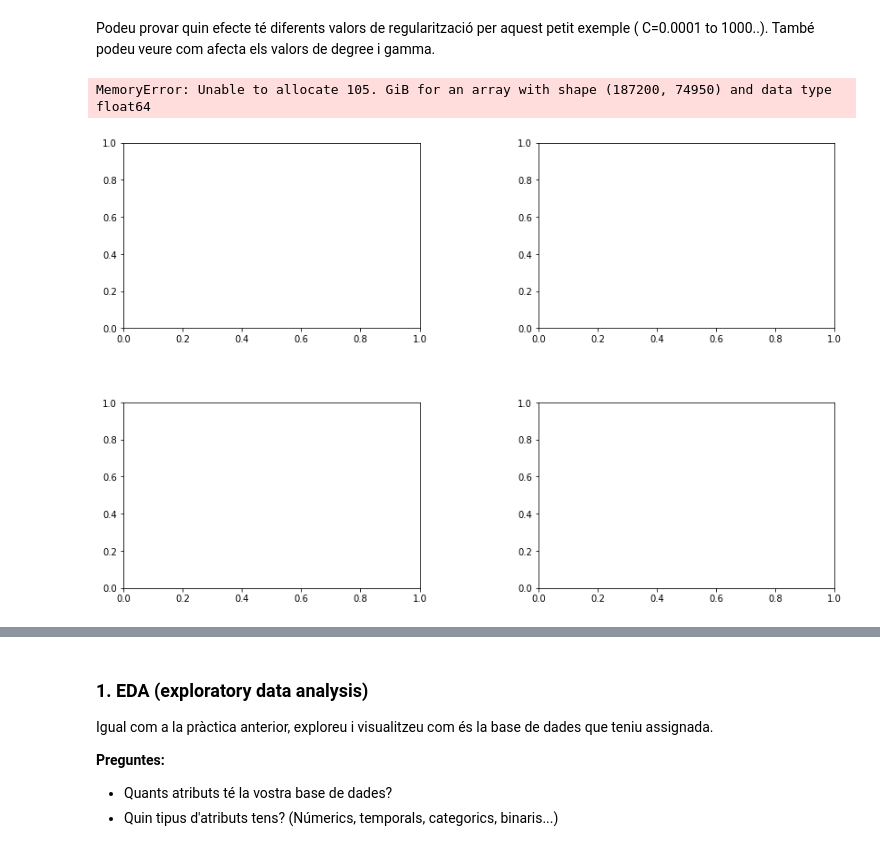
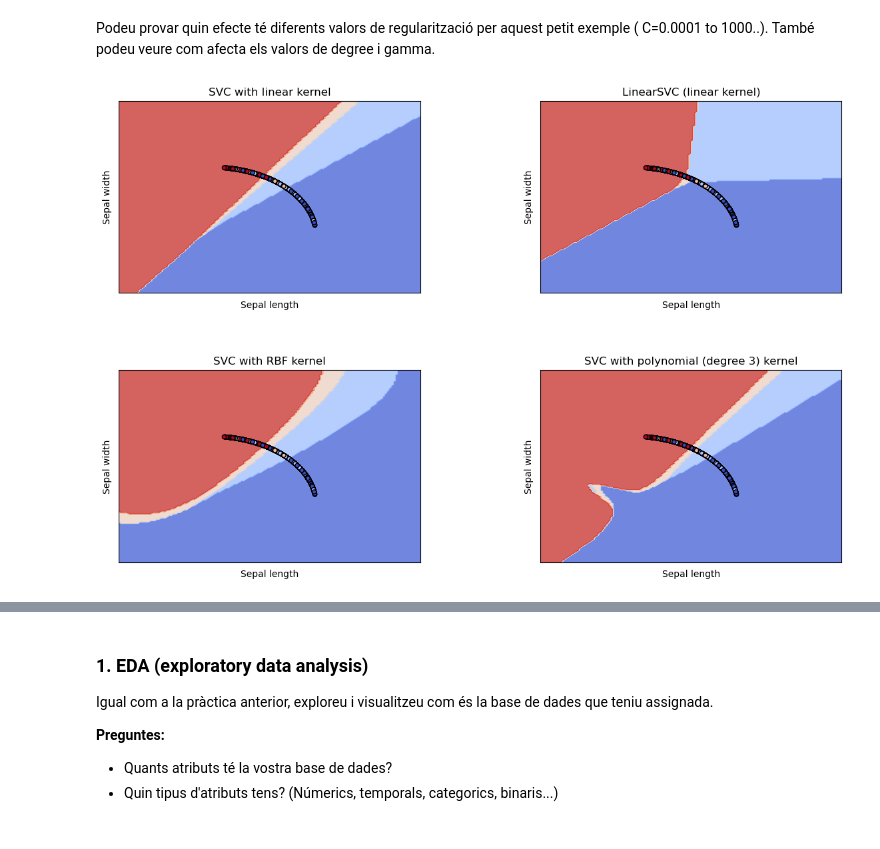
Before and after one commit to jonaprg/APC-Classificacio, a Jupyter notebook: Practica2-Classificacio2022GEI.ipynb, the cells around one changed output, grey strips where cells are left out. Cells and saved outputs as stored; diff of their text form; code cells hidden in the pictures.

```diff
--- a/Practica2-Classificacio2022GEI.ipynb
+++ b/Practica2-Classificacio2022GEI.ipynb
@@ -26,5 +26,7 @@ dataset = load_dataset('data/train.csv')
 # Take the first two features. We could avoid this by using a two-dim dataset
 data = dataset.values
 
-X = data[:, [0,11,12,13]]
+X = data[:, :19]
 y = data[:, 20]
+
+X.shape
@@ -142,6 +146,7 @@ plt.legend()
 # %%
 import numpy as np
 import matplotlib.pyplot as plt
+from sklearn.preprocessing import Normalizer
 
 
 def make_meshgrid(x, y, h=.02):
@@ -184,12 +189,13 @@ def show_C_effect(C=1.0, gamma=0.7, degree=3):
 
     # import some data to play with
     dataset = load_dataset('data/train.csv')
-
     # Take the first two features. We could avoid this by using a two-dim dataset
     data = dataset.values
 
-    X = data[:, [0,13]]
+    X = data[:, [0, 13]]
     y = data[:, 20]
+    X = Normalizer().fit(X).transform(X)
+
 
     # we create an instance of SVM and fit out data. We do not scale our
     # data since we want to plot the support vectors
@@ -224,13 +230,14 @@ def show_C_effect(C=1.0, gamma=0.7, degree=3):
         ax.set_xticks(())
         ax.set_yticks(())
         ax.set_title(title)
+
+    plt.show()
 # %% [markdown]
 Podeu provar quin efecte té diferents valors de regularització per aquest petit exemple ( C=0.0001 to 1000..). També podeu veure com afecta els valors de degree i gamma.
 # %%
-show_C_effect(0.01)
+show_C_effect(0.1)
 # %% [output]
-MemoryError: Unable to allocate 105. GiB for an array with shape (187200, 74950) and data type float64
-[figure, old version]
+[figure, new version]
 # %% [markdown]
 # Apartat (B): Classificació Numèrica (6pts)
 
```
Also changed, not shown: parts of 15 cells of this notebook.
